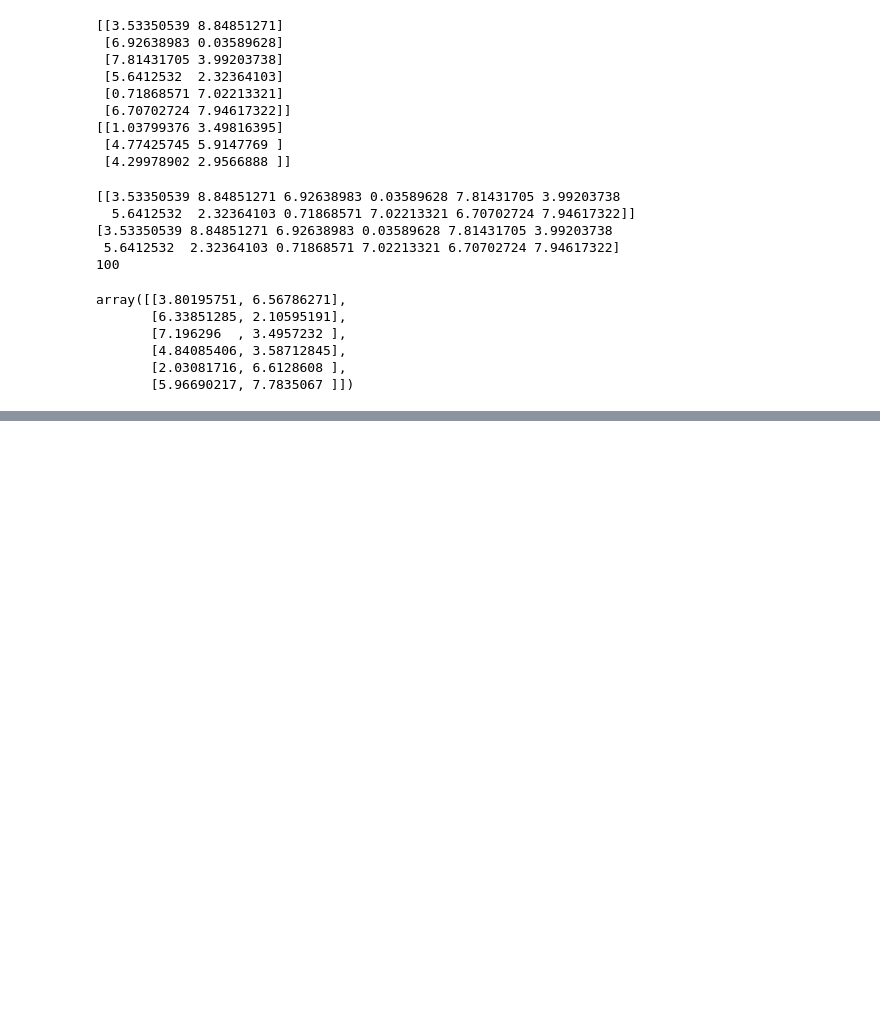
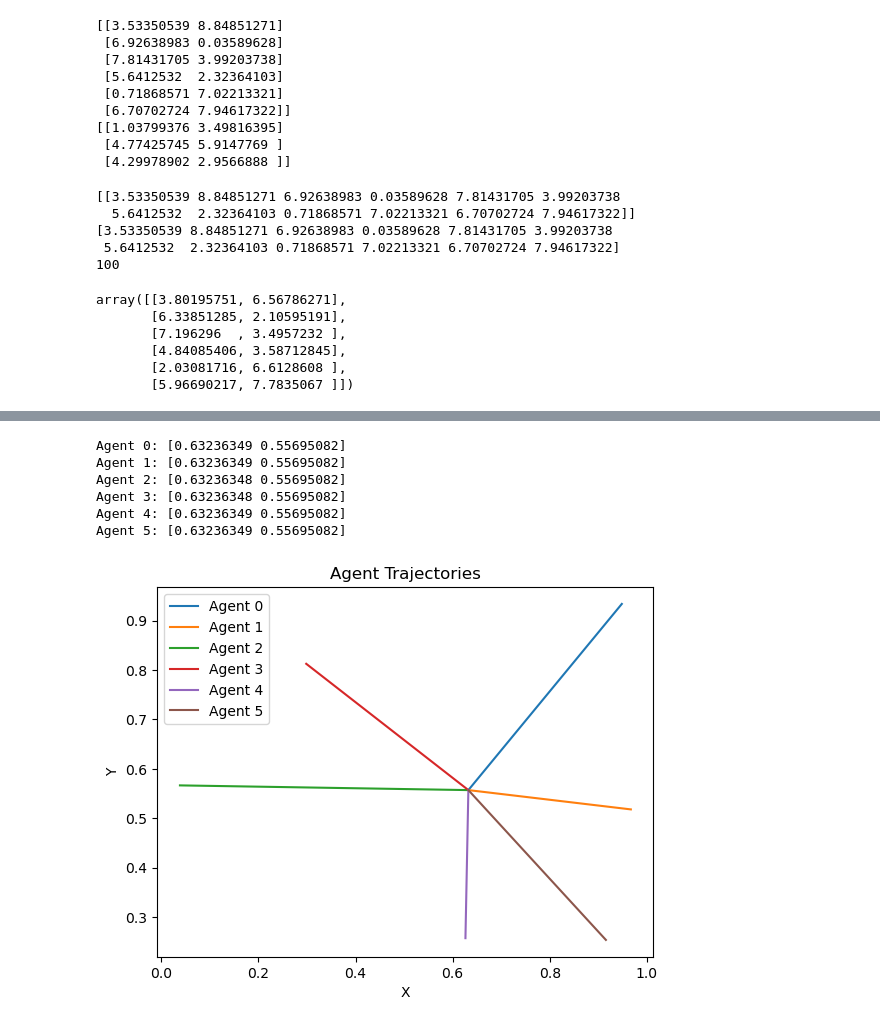
Before and after one commit to Mousikar/MAS_code, a Jupyter notebook: containment/containment草稿.ipynb, the cells around one changed output, grey strips where cells are left out. Drawn from its saved outputs; the diff is of its cells as text; code cells hidden in the pictures; blank space fills up the shorter version.

```diff
--- a/containment/containment草稿.ipynb
+++ b/containment/containment草稿.ipynb
@@ -212,0 +305,77 @@ plt.show()
+# %%
+import numpy as np
+import matplotlib.pyplot as plt
+
+class Agent:
+    def __init__(self, agent_id, position, neighbors):
+        self.agent_id = agent_id
+        self.position = np.array(position)
+        self.velocity = np.zeros(2)  # 初始化速度为零
+        self.neighbors = neighbors
+
+    def move(self):
+        # 根据当前速度更新位置
+        self.position += self.velocity
+
+class Controller:
+    def __init__(self, agents):
+        self.agents = agents
+        self.num_agents = len(agents)
+        self.target_position = np.mean([agent.position for agent in agents], axis=0)
+
+    def update_velocities(self):
+        # 计算每个智能体的速度，使其朝目标位置移动
+        for agent in self.agents:
+            direction = self.target_position - agent.position
+            agent.velocity = direction * 0.1  # 控制速度增益，可以调整这个值来控制收敛速度
+
+    def update_positions(self):
+        # 更新每个智能体的位置
+        for agent in self.agents:
+            agent.move()
+
+def main():
+    # 定义邻居拓扑结构
+    topology = {0: [1, 3], 1: [0, 2], 2: [1], 3: [0, 4], 4: [3, 5], 5: [4]}
+
+    # 初始化智能体
+    num_agents = len(topology)
+    agents = [Agent(i, [np.random.rand(), np.random.rand()], topology[i]) for i in range(num_agents)]
+
+    # 创建控制器
+    controller = Controller(agents)
+
+    # 模拟移动过程，并记录每个智能体的位置
+    num_iterations = 200
+    agent_positions = [[] for _ in range(num_agents)]
+    for _ in range(num_iterations):
+        controller.update_velocities()
+        for i, agent in enumerate(agents):
+            agent_positions[i].append(agent.position.copy())  # 记录当前位置的副本，以防位置被后续修改
+        controller.update_positions()
+
+    # 打印最终的智能体位置
+    for agent in agents:
+        print(f"Agent {agent.agent_id}: {agent.position}")
+
+    # 绘制智能体的运动轨迹
+    for i in range(num_agents):
+        positions = np.array(agent_positions[i])
+        plt.plot(positions[:, 0], positions[:, 1], label=f"Agent {i}")
+
+    plt.legend()
+    plt.xlabel('X')
+    plt.ylabel('Y')
+    plt.title('Agent Trajectories')
+    plt.show()
+
+if __name__ == "__main__":
+    main()
+# %% [output]
+Agent 0: [0.63236349 0.55695082]
+Agent 1: [0.63236349 0.55695082]
+Agent 2: [0.63236348 0.55695082]
+Agent 3: [0.63236348 0.55695082]
+Agent 4: [0.63236349 0.55695082]
+Agent 5: [0.63236349 0.55695082]
+[figure, added]
```
Also changed, not shown: parts of 3 cells of this notebook, 1 other file.
